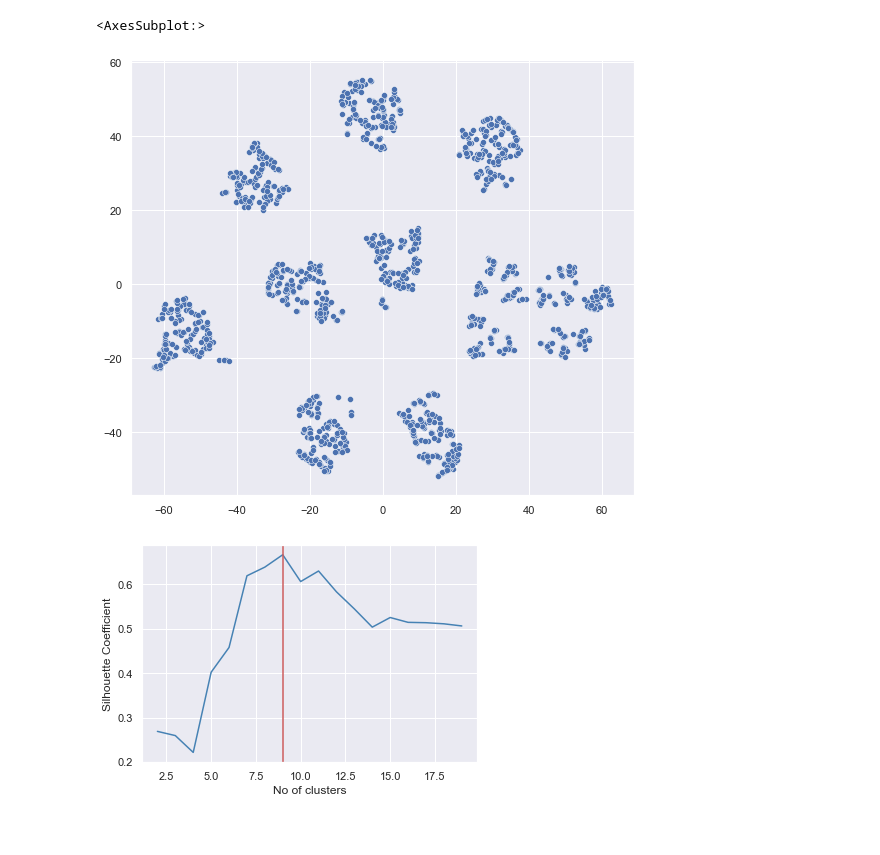
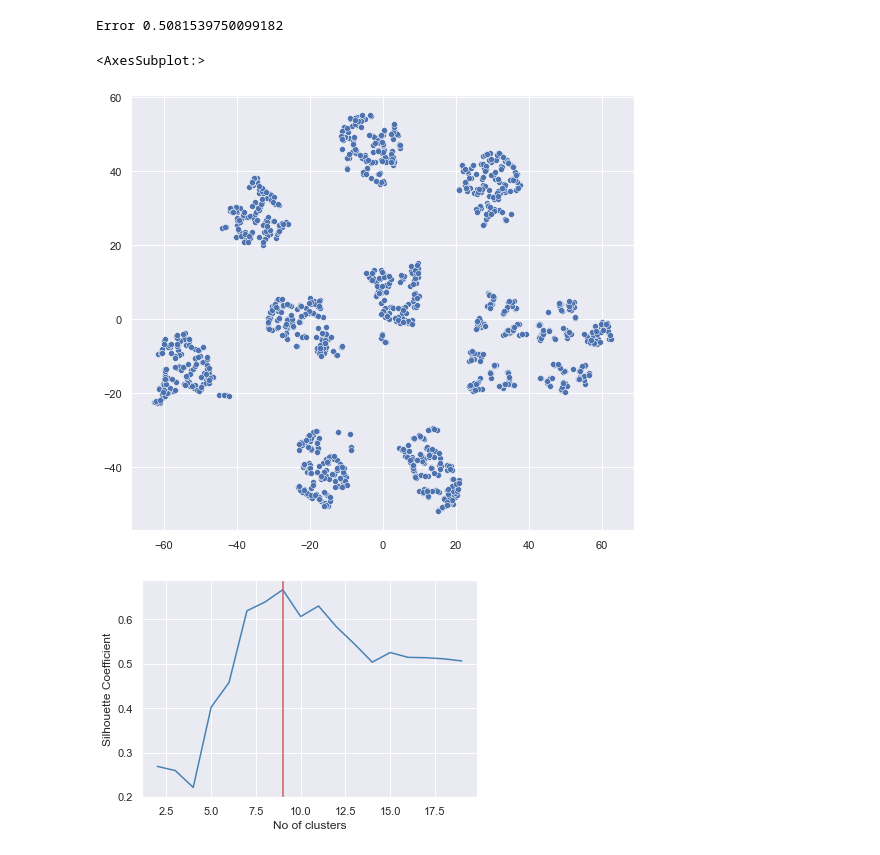
Before and after one commit to renatoquiliche/Insurance-Mathematics-Economics-ADR, a Jupyter notebook: Scripts/Python Code/Clustering_partitions_interpretation.ipynb, the cells around one changed output. Drawn from its saved outputs; the diff is of its cells as text; code cells hidden in the pictures.

```diff
--- a/Scripts/Python Code/Clustering_partitions_interpretation.ipynb
+++ b/Scripts/Python Code/Clustering_partitions_interpretation.ipynb
@@ -25,13 +25,19 @@ numerical_data_scaled = pd.DataFrame(scaler.fit_transform(numerical), columns=["
 #Unimos los dos tipos de data
 final_data_scaled = pd.concat([numerical_data_scaled, categorical], axis=1)
 # %%
-tsne = TSNE(n_components=2, perplexity=20, n_iter=1000, init='pca', learning_rate='auto')
+tsne = TSNE(n_components=2, perplexity=20, n_iter=1000, init='pca', learning_rate='auto', method='barnes_hut', n_jobs=-1)
 vecs_list_tsne = tsne.fit_transform(final_data_scaled)
-#plt.figure(figsize=(9,8))
-#sns.scatterplot(x=vecs_list_tsne[:,0],y=vecs_list_tsne[:,1])
+
+print("Error", tsne.kl_divergence_)
+#
 # %% [output]
-<AxesSubplot:>
+Error 0.5081539750099182
-[figure, removed]
+# %%
+plt.figure(figsize=(9,8))
+sns.scatterplot(x=vecs_list_tsne[:,0], y=vecs_list_tsne[:,1])
+# %% [output]
+<AxesSubplot:>
+[figure, added]
 # %%
 wcss = []
 sil = []
```
Also changed, not shown: parts of 5 cells of this notebook, 3 other files.
